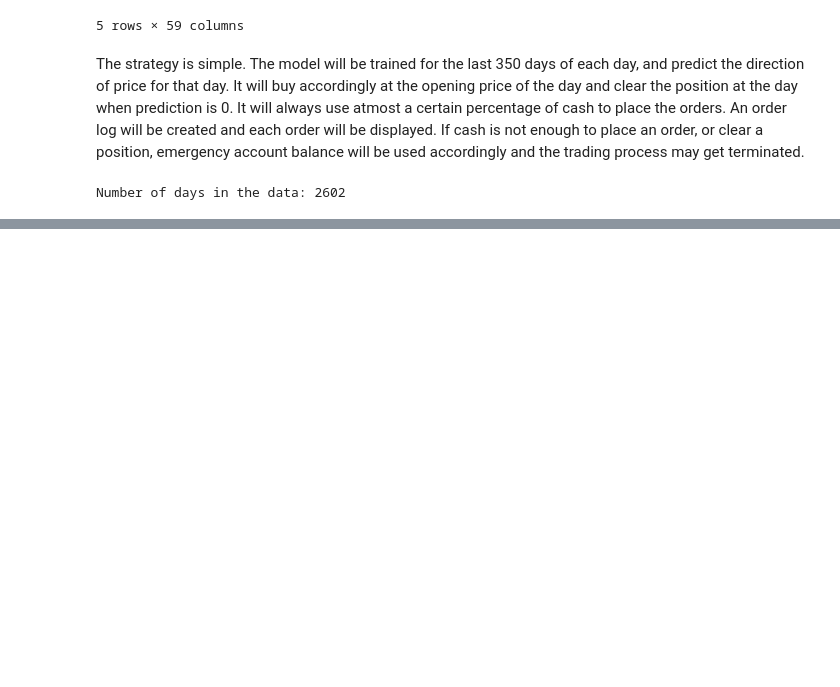
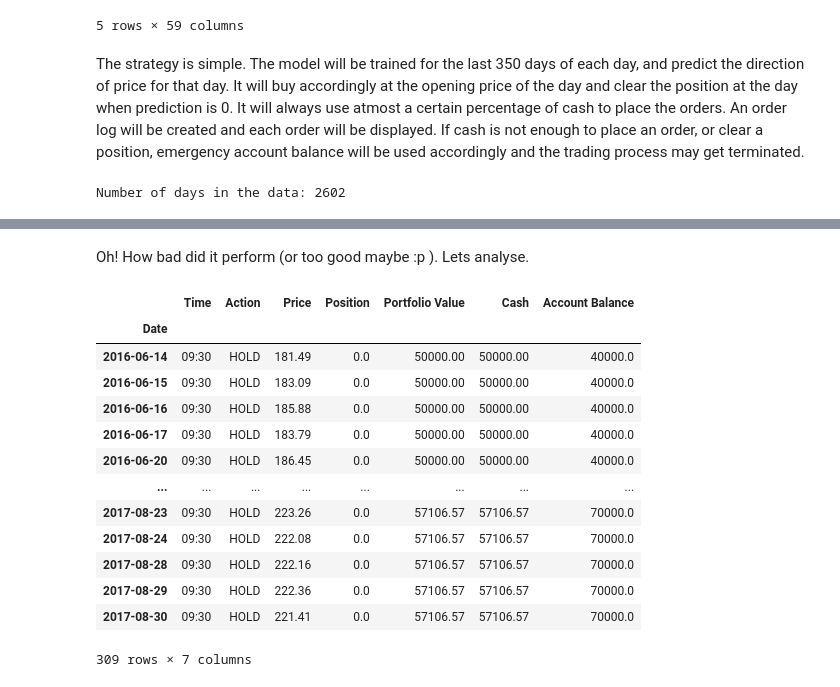
Before and after one commit to Raj-Harshit23/SoC-Automated-Trading, a Jupyter notebook: final script/backtester.ipynb, the cells around one changed output, grey strips where cells are left out. Drawn from its saved outputs; the diff is of its cells as text; code cells hidden in the pictures; blank space fills up the shorter version.

```diff
--- a/final script/backtester.ipynb
+++ b/final script/backtester.ipynb
@@ -225,0 +240,23 @@ Date: 2016-01-14 00:00:00+05:30, Action: SELL, Price: 161.32, Position: 0.00, Po
+# %% [markdown]
+Oh! How bad did it perform (or too good maybe :p ). Lets analyse.
+# %%
+#Lets load the log file
+result=pd.read_csv('trading_log.txt')
+result.index=pd.to_datetime(result['Date']).dt.strftime('%Y-%m-%d')
+result.drop(columns=['Date'],inplace=True)
+result
+# %% [output]
+|  | Time | Action | Price | Position | Portfolio Value | Cash | Account Balance |
+| Date |  |  |  |  |  |  |  |
+| 2016-06-14 | 09:30 | HOLD | 181.49 | 0.0 | 50000.00 | 50000.00 | 40000.0 |
+| 2016-06-15 | 09:30 | HOLD | 183.09 | 0.0 | 50000.00 | 50000.00 | 40000.0 |
+| 2016-06-16 | 09:30 | HOLD | 185.88 | 0.0 | 50000.00 | 50000.00 | 40000.0 |
+| 2016-06-17 | 09:30 | HOLD | 183.79 | 0.0 | 50000.00 | 50000.00 | 40000.0 |
+| 2016-06-20 | 09:30 | HOLD | 186.45 | 0.0 | 50000.00 | 50000.00 | 40000.0 |
+| ... | ... | ... | ... | ... | ... | ... | ... |
+| 2017-08-23 | 09:30 | HOLD | 223.26 | 0.0 | 57106.57 | 57106.57 | 70000.0 |
+| 2017-08-24 | 09:30 | HOLD | 222.08 | 0.0 | 57106.57 | 57106.57 | 70000.0 |
+| 2017-08-28 | 09:30 | HOLD | 222.16 | 0.0 | 57106.57 | 57106.57 | 70000.0 |
+| 2017-08-29 | 09:30 | HOLD | 222.36 | 0.0 | 57106.57 | 57106.57 | 70000.0 |
+| 2017-08-30 | 09:30 | HOLD | 221.41 | 0.0 | 57106.57 | 57106.57 | 70000.0 |
+309 rows × 7 columns
```
Also changed, not shown: parts of 10 cells of this notebook, 1 other file.
